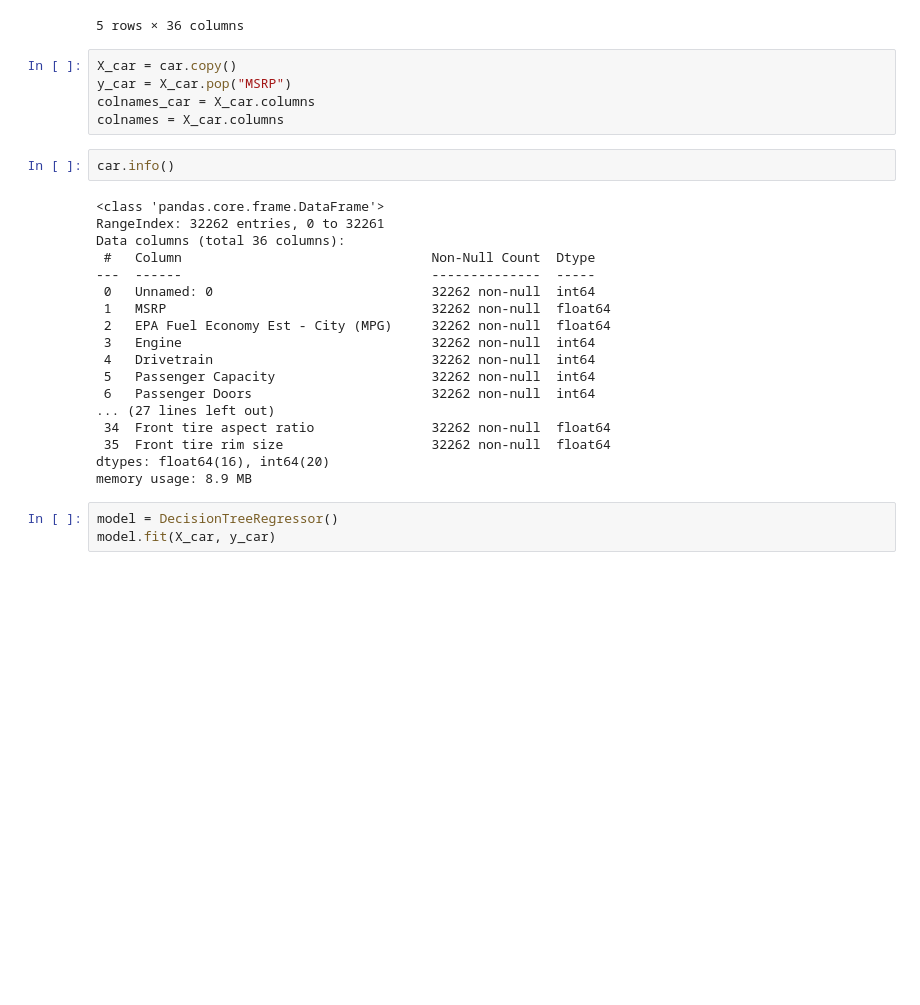
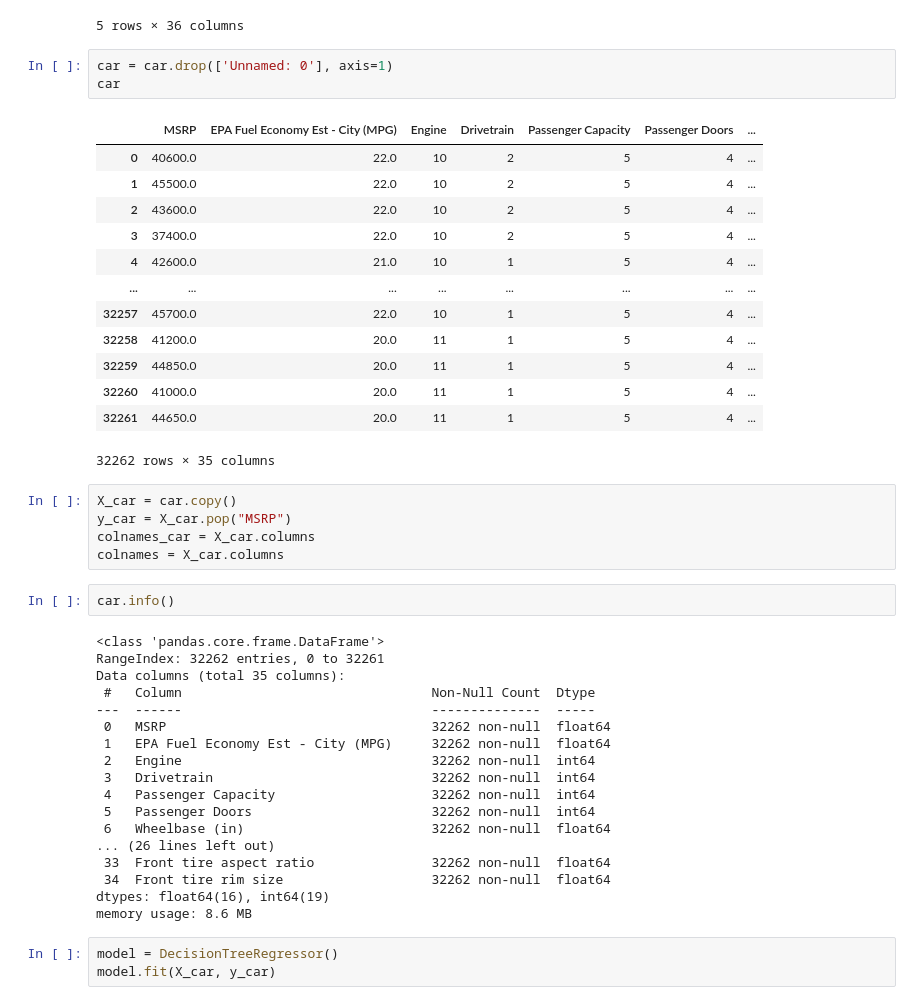
Before and after one commit to jorgedelpozolerida/KDS_Statistics_GroupProject, a Jupyter notebook: src/CART for cars.ipynb, the cells around one changed output. Cells and saved outputs as stored; diff of their text form; blank space fills up the shorter version.

```diff
--- a/src/CART for cars.ipynb
+++ b/src/CART for cars.ipynb
@@ -31,6 +31,23 @@ car.head()
 | 3 | 3 | 37400.0 | 22.0 | 10 | 2 | 5 | 4 | ... |
 | 4 | 4 | 42600.0 | 21.0 | 10 | 1 | 5 | 4 | ... |
 5 rows × 36 columns
+# %%
+car = car.drop(['Unnamed: 0'], axis=1)
+car
+# %% [output]
+|  | MSRP | EPA Fuel Economy Est - City (MPG) | Engine | Drivetrain | Passenger Capacity | Passenger Doors | ... |
+| 0 | 40600.0 | 22.0 | 10 | 2 | 5 | 4 | ... |
+| 1 | 45500.0 | 22.0 | 10 | 2 | 5 | 4 | ... |
+| 2 | 43600.0 | 22.0 | 10 | 2 | 5 | 4 | ... |
+| 3 | 37400.0 | 22.0 | 10 | 2 | 5 | 4 | ... |
+| 4 | 42600.0 | 21.0 | 10 | 1 | 5 | 4 | ... |
+| ... | ... | ... | ... | ... | ... | ... | ... |
+| 32257 | 45700.0 | 22.0 | 10 | 1 | 5 | 4 | ... |
+| 32258 | 41200.0 | 20.0 | 11 | 1 | 5 | 4 | ... |
+| 32259 | 44850.0 | 20.0 | 11 | 1 | 5 | 4 | ... |
+| 32260 | 41000.0 | 20.0 | 11 | 1 | 5 | 4 | ... |
+| 32261 | 44650.0 | 20.0 | 11 | 1 | 5 | 4 | ... |
+32262 rows × 35 columns
 # %%
 X_car = car.copy()
 y_car = X_car.pop("MSRP")
@@ -41,21 +58,21 @@ car.info()
 # %% [output]
 <class 'pandas.core.frame.DataFrame'>
 RangeIndex: 32262 entries, 0 to 32261
-Data columns (total 36 columns):
+Data columns (total 35 columns):
  #   Column                                Non-Null Count  Dtype
 ---  ------                                --------------  -----
- 0   Unnamed: 0                            32262 non-null  int64
- 1   MSRP                                  32262 non-null  float64
- 2   EPA Fuel Economy Est - City (MPG)     32262 non-null  float64
- 3   Engine                                32262 non-null  int64
- 4   Drivetrain                            32262 non-null  int64
- 5   Passenger Capacity                    32262 non-null  int64
- 6   Passenger Doors                       32262 non-null  int64
-... (27 lines left out)
- 34  Front tire aspect ratio               32262 non-null  float64
- 35  Front tire rim size                   32262 non-null  float64
-dtypes: float64(16), int64(20)
-memory usage: 8.9 MB
+ 0   MSRP                                  32262 non-null  float64
+ 1   EPA Fuel Economy Est - City (MPG)     32262 non-null  float64
+ 2   Engine                                32262 non-null  int64
+ 3   Drivetrain                            32262 non-null  int64
+ 4   Passenger Capacity                    32262 non-null  int64
+ 5   Passenger Doors                       32262 non-null  int64
+ 6   Wheelbase (in)                        32262 non-null  float64
+... (26 lines left out)
+ 33  Front tire aspect ratio               32262 non-null  float64
+ 34  Front tire rim size                   32262 non-null  float64
+dtypes: float64(16), int64(19)
+memory usage: 8.6 MB
 # %%
 model = DecisionTreeRegressor()
 model.fit(X_car, y_car)
```
Also changed, not shown: parts of 6 cells of this notebook, 15 other files.
